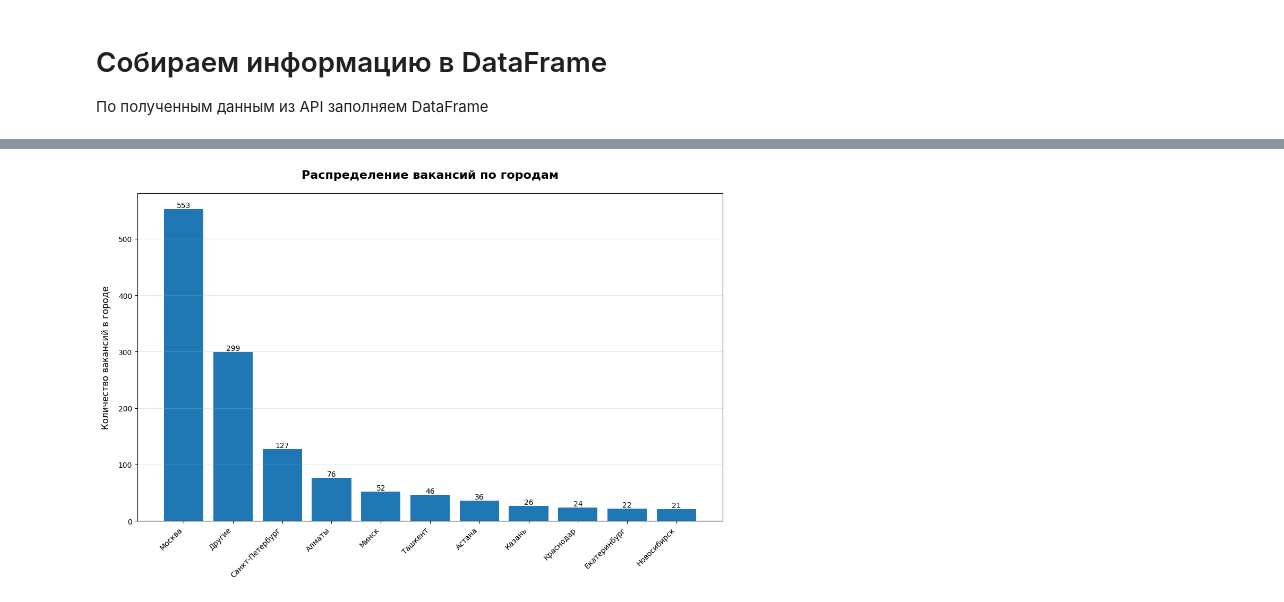
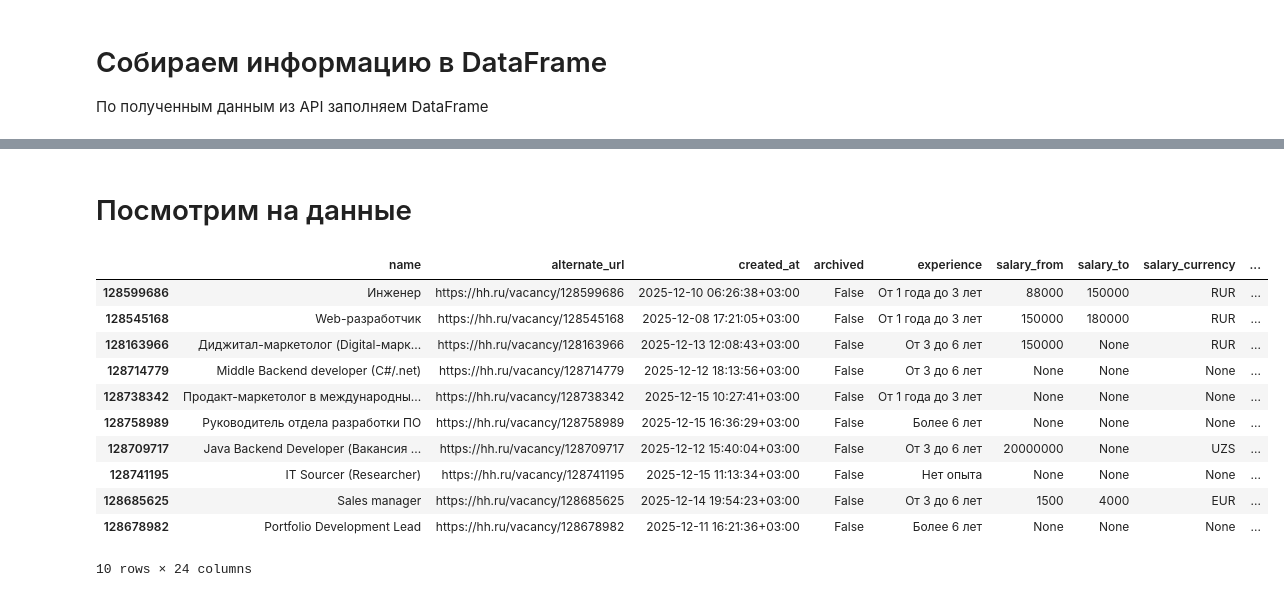
Before and after one commit to tai-ost/Introduction_to_AI, a Jupyter notebook: API.ipynb, the cells around one changed output, grey strips where cells are left out. Saved outputs shown, nothing was run; the diff lists cells and outputs as text; code cells hidden in the pictures.

```diff
--- a/API.ipynb
+++ b/API.ipynb
@@ -12,7 +11,7 @@ def get_vacancies():
     jsons_list = []
 
     for num_page in range(20):
-        params = {'text': 'разработчик', 'per_page': '100', 'page': num_page, 'excluted_text': 'менеджер'}
+        params = {'text': 'разработчик', 'per_page': '100', 'page': num_page}
         src = requests.get(url, params=params)
         jsons_list.append(src.json())
 
@@ -108,9 +89,0 @@ data.head()
-# %%
-pd.set_option('display.max_rows', None)
-vacancy_cities = data.groupby('city').count()['name']
-mask = vacancy_cities < 20
-other_sum = vacancy_cities[mask].sum()
-vacancy_cities = vacancy_cities[~mask]
-vacancy_cities['Другие'] = other_sum
-vacancy_cities = vacancy_cities.sort_values(ascending=False)
-vacancy_cities
@@ -132,21 +90,17 @@ dtype: int64
-# %%
-plt.figure(figsize=(12, 8))
-
-bars = plt.bar(vacancy_cities.index, vacancy_cities.values)
-
-plt.title('Распределение вакансий по городам', fontsize=16, fontweight='bold', pad=20)
-plt.ylabel('Количество вакансий в городе', fontsize=12, labelpad=10)
-plt.xticks(rotation=45, ha='right')
-plt.grid(axis='y', alpha=0.3)
-
-for bar in bars:
-    height = bar.get_height()
-    plt.text(bar.get_x() + bar.get_width()/2., height,
-             f'{int(height)}',
-             ha='center', va='bottom')
-
-plt.tight_layout()
-
-plt.show()
-# %% [output]
-[figure, removed]
+# %% [markdown]
+# Посмотрим на данные
+# %%
+data.sample(10)
+# %% [output]
+|  | name | alternate_url | created_at | archived | experience | salary_from | salary_to | salary_currency | ... |
+| 128599686 | Инженер | https://hh.ru/vacancy/128599686 | 2025-12-10 06:26:38+03:00 | False | От 1 года до 3 лет | 88000 | 150000 | RUR | ... |
+| 128545168 | Web-разработчик | https://hh.ru/vacancy/128545168 | 2025-12-08 17:21:05+03:00 | False | От 1 года до 3 лет | 150000 | 180000 | RUR | ... |
+| 128163966 | Диджитал-маркетолог (Digital-марк... | https://hh.ru/vacancy/128163966 | 2025-12-13 12:08:43+03:00 | False | От 3 до 6 лет | 150000 | None | RUR | ... |
+| 128714779 | Middle Backend developer (C#/.net) | https://hh.ru/vacancy/128714779 | 2025-12-12 18:13:56+03:00 | False | От 3 до 6 лет | None | None | None | ... |
+| 128738342 | Продакт-маркетолог в международны... | https://hh.ru/vacancy/128738342 | 2025-12-15 10:27:41+03:00 | False | От 1 года до 3 лет | None | None | None | ... |
+| 128758989 | Руководитель отдела разработки ПО | https://hh.ru/vacancy/128758989 | 2025-12-15 16:36:29+03:00 | False | Более 6 лет | None | None | None | ... |
+| 128709717 | Java Backend Developer (Вакансия ... | https://hh.ru/vacancy/128709717 | 2025-12-12 15:40:04+03:00 | False | От 3 до 6 лет | 20000000 | None | UZS | ... |
+| 128741195 | IT Sourcer (Researcher) | https://hh.ru/vacancy/128741195 | 2025-12-15 11:13:34+03:00 | False | Нет опыта | None | None | None | ... |
+| 128685625 | Sales manager | https://hh.ru/vacancy/128685625 | 2025-12-14 19:54:23+03:00 | False | От 3 до 6 лет | 1500 | 4000 | EUR | ... |
+| 128678982 | Portfolio Development Lead | https://hh.ru/vacancy/128678982 | 2025-12-11 16:21:36+03:00 | False | Более 6 лет | None | None | None | ... |
+10 rows × 24 columns
```
Also changed, not shown: parts of 5 cells of this notebook.
